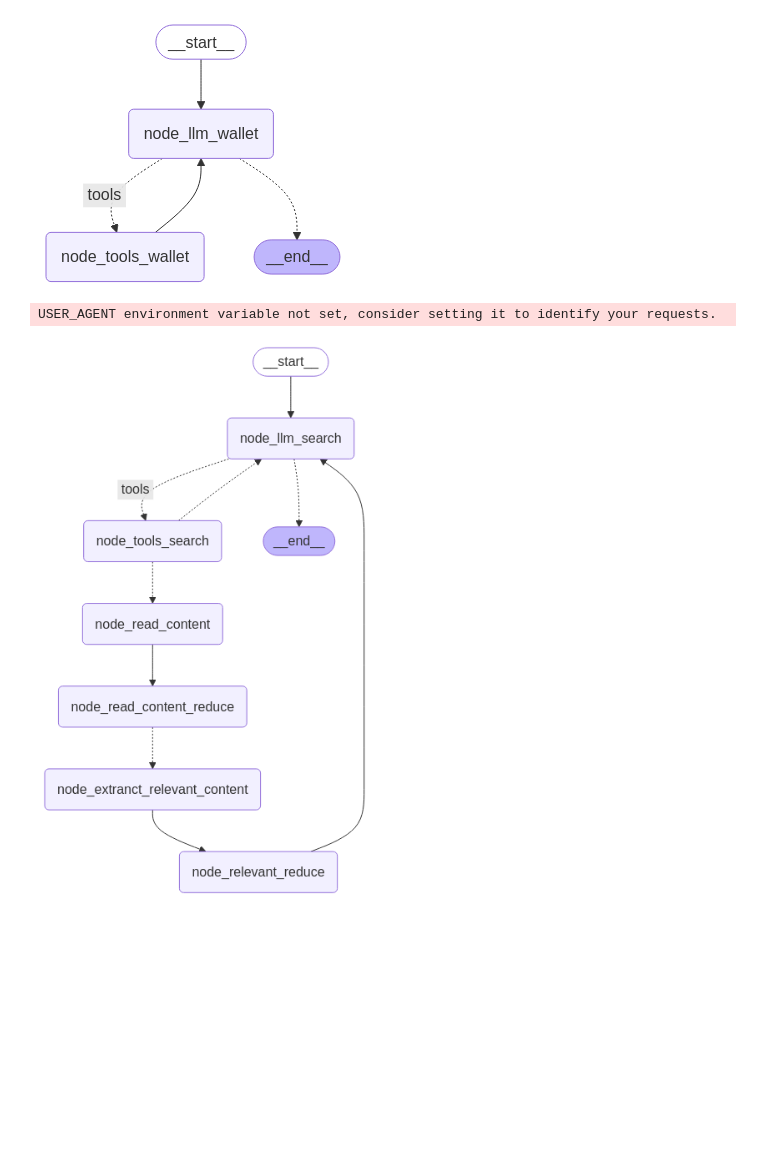
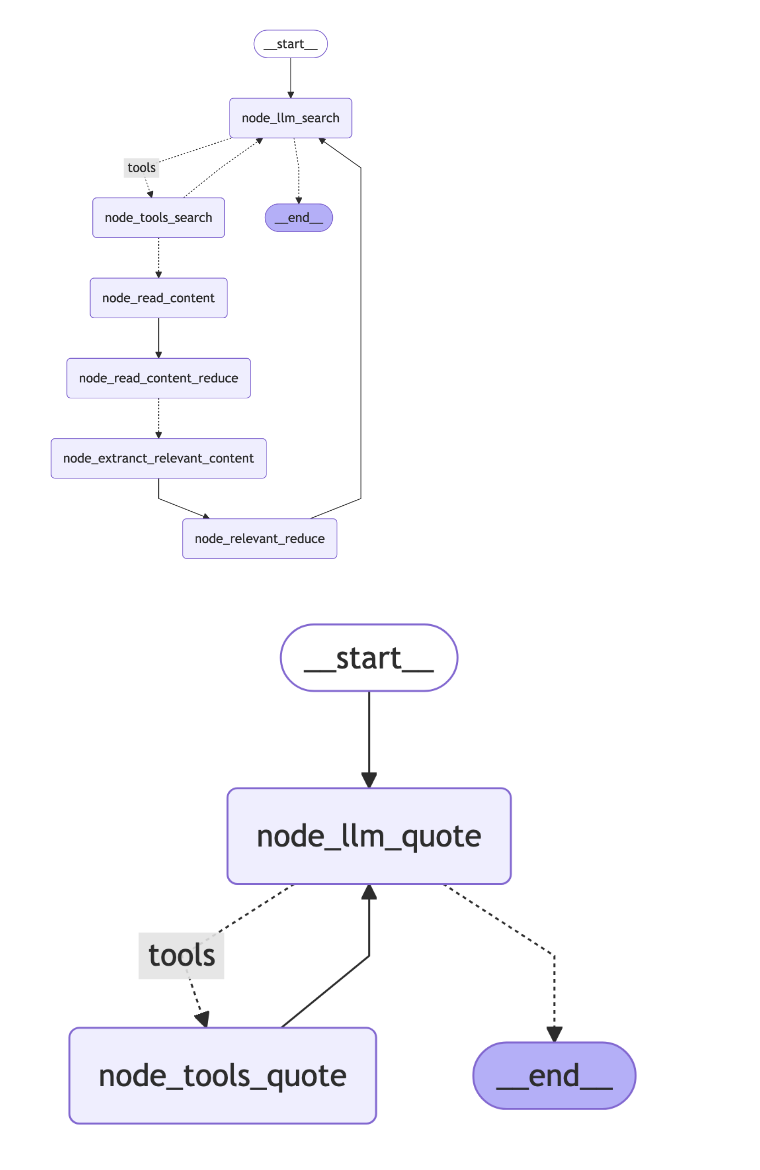
Before and after one commit to holynull/chat-musseai, a Jupyter notebook: musseai-agent/graph.ipynb, the cells around one changed output. Saved outputs shown, nothing was run; the diff lists cells and outputs as text; code cells hidden in the pictures; blank space fills up the shorter version.

```diff
--- a/musseai-agent/graph.ipynb
+++ b/musseai-agent/graph.ipynb
@@ -14,24 +34,23 @@ except Exception:
 # %%
-from graphs.graph_wallet import graph
+from graphs.graph_search import graph
 from IPython.display import Image, display
 
 try:
-    display(Image(graph.get_graph().draw_mermaid_png()))
+    display(Image(graph.get_graph().draw_mermaid_png(draw_method=MermaidDrawMethod.PYPPETEER)))
 except Exception:
     # This requires some extra dependencies and is optional
     pass
 # %% [output]
-[figure, old version]
+[figure, new version]
 # %%
-from graphs.graph_search import graph
+from graphs.graph_quote import graph
 from IPython.display import Image, display
 
 try:
-    display(Image(graph.get_graph().draw_mermaid_png()))
+    display(Image(graph.get_graph().draw_mermaid_png(draw_method=MermaidDrawMethod.PYPPETEER)))
 except Exception:
     # This requires some extra dependencies and is optional
     pass
 # %% [output]
-USER_AGENT environment variable not set, consider setting it to identify your requests.
-[figure, old version]
+[figure, new version]
 # %%
```
Also changed, not shown: parts of 8 cells of this notebook, 4 other files.
